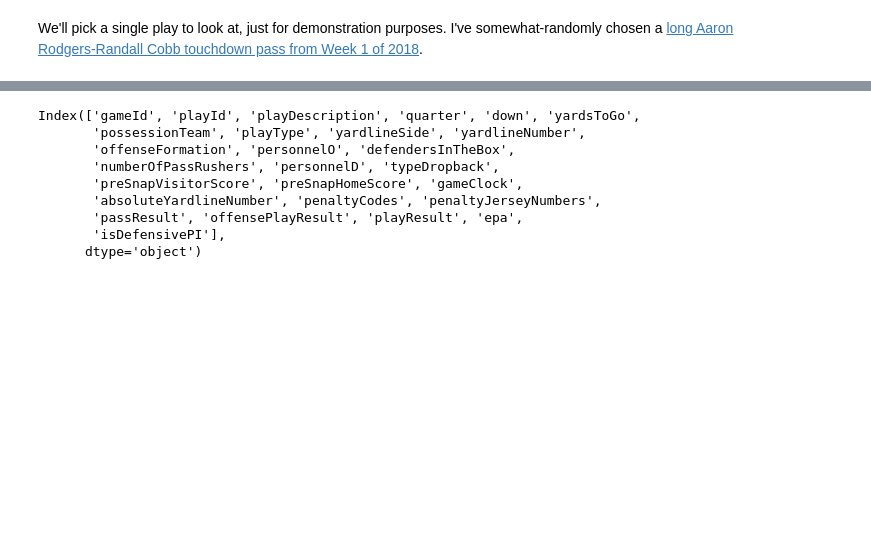
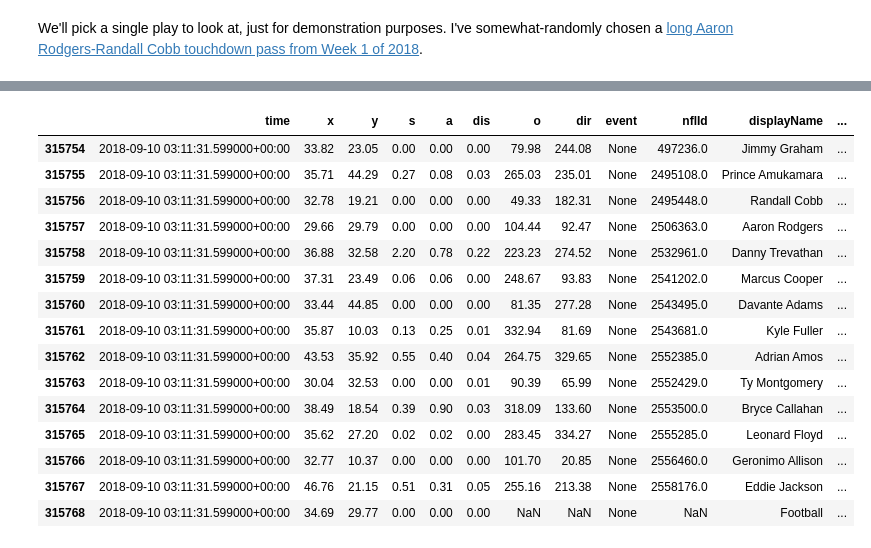
Before and after one commit to AndrewRook/ptplot, a Jupyter notebook: notebooks/basic_plots.ipynb, the cells around one changed output, grey strips where cells are left out. Cells and saved outputs as stored; diff of their text form; code cells hidden in the pictures; blank space fills up the shorter version.

```diff
--- a/notebooks/basic_plots.ipynb
+++ b/notebooks/basic_plots.ipynb
@@ -19,6 +19,4 @@ interesting_play = player_tracking_data[
     (player_tracking_data["gameId"] == 2018090912) &
     (player_tracking_data["playId"] == 3564)
 ].compute()
+interesting_play["team_abbreviation"] = np.where(interesting_play["team"] == "home", "GB", "CHI")
-# %%
-pd.set_option('display.max_colwidth', None)
-play_descriptions[play_descriptions["offensePlayResult"] > 60].head().T
@@ -43,12 +23,21 @@ play_descriptions[play_descriptions["offensePlayResult"] > 60].head().T
-# %%
-play_descriptions.columns
-# %% [output]
-Index(['gameId', 'playId', 'playDescription', 'quarter', 'down', 'yardsToGo',
-       'possessionTeam', 'playType', 'yardlineSide', 'yardlineNumber',
-       'offenseFormation', 'personnelO', 'defendersInTheBox',
-       'numberOfPassRushers', 'personnelD', 'typeDropback',
-       'preSnapVisitorScore', 'preSnapHomeScore', 'gameClock',
-       'absoluteYardlineNumber', 'penaltyCodes', 'penaltyJerseyNumbers',
-       'passResult', 'offensePlayResult', 'playResult', 'epa',
-       'isDefensivePI'],
-      dtype='object')
+# %%
+interesting_play.loc[interesting_play["displayName"] == "Football", "team_abbreviation"] = np.nan
+
+interesting_play.head(15)
+# %% [output]
+|  | time | x | y | s | a | dis | o | dir | event | nflId | displayName | ... |
+| 315754 | 2018-09-10 03:11:31.599000+00:00 | 33.82 | 23.05 | 0.00 | 0.00 | 0.00 | 79.98 | 244.08 | None | 497236.0 | Jimmy Graham | ... |
+| 315755 | 2018-09-10 03:11:31.599000+00:00 | 35.71 | 44.29 | 0.27 | 0.08 | 0.03 | 265.03 | 235.01 | None | 2495108.0 | Prince Amukamara | ... |
+| 315756 | 2018-09-10 03:11:31.599000+00:00 | 32.78 | 19.21 | 0.00 | 0.00 | 0.00 | 49.33 | 182.31 | None | 2495448.0 | Randall Cobb | ... |
+| 315757 | 2018-09-10 03:11:31.599000+00:00 | 29.66 | 29.79 | 0.00 | 0.00 | 0.00 | 104.44 | 92.47 | None | 2506363.0 | Aaron Rodgers | ... |
+| 315758 | 2018-09-10 03:11:31.599000+00:00 | 36.88 | 32.58 | 2.20 | 0.78 | 0.22 | 223.23 | 274.52 | None | 2532961.0 | Danny Trevathan | ... |
+| 315759 | 2018-09-10 03:11:31.599000+00:00 | 37.31 | 23.49 | 0.06 | 0.06 | 0.00 | 248.67 | 93.83 | None | 2541202.0 | Marcus Cooper | ... |
+| 315760 | 2018-09-10 03:11:31.599000+00:00 | 33.44 | 44.85 | 0.00 | 0.00 | 0.00 | 81.35 | 277.28 | None | 2543495.0 | Davante Adams | ... |
+| 315761 | 2018-09-10 03:11:31.599000+00:00 | 35.87 | 10.03 | 0.13 | 0.25 | 0.01 | 332.94 | 81.69 | None | 2543681.0 | Kyle Fuller | ... |
+| 315762 | 2018-09-10 03:11:31.599000+00:00 | 43.53 | 35.92 | 0.55 | 0.40 | 0.04 | 264.75 | 329.65 | None | 2552385.0 | Adrian Amos | ... |
+| 315763 | 2018-09-10 03:11:31.599000+00:00 | 30.04 | 32.53 | 0.00 | 0.00 | 0.01 | 90.39 | 65.99 | None | 2552429.0 | Ty Montgomery | ... |
+| 315764 | 2018-09-10 03:11:31.599000+00:00 | 38.49 | 18.54 | 0.39 | 0.90 | 0.03 | 318.09 | 133.60 | None | 2553500.0 | Bryce Callahan | ... |
+| 315765 | 2018-09-10 03:11:31.599000+00:00 | 35.62 | 27.20 | 0.02 | 0.02 | 0.00 | 283.45 | 334.27 | None | 2555285.0 | Leonard Floyd | ... |
+| 315766 | 2018-09-10 03:11:31.599000+00:00 | 32.77 | 10.37 | 0.00 | 0.00 | 0.00 | 101.70 | 20.85 | None | 2556460.0 | Geronimo Allison | ... |
+| 315767 | 2018-09-10 03:11:31.599000+00:00 | 46.76 | 21.15 | 0.51 | 0.31 | 0.05 | 255.16 | 213.38 | None | 2558176.0 | Eddie Jackson | ... |
+| 315768 | 2018-09-10 03:11:31.599000+00:00 | 34.69 | 29.77 | 0.00 | 0.00 | 0.00 | NaN | NaN | None | NaN | Football | ... |
```
Also changed, not shown: parts of 3 cells of this notebook, 9 other files.
